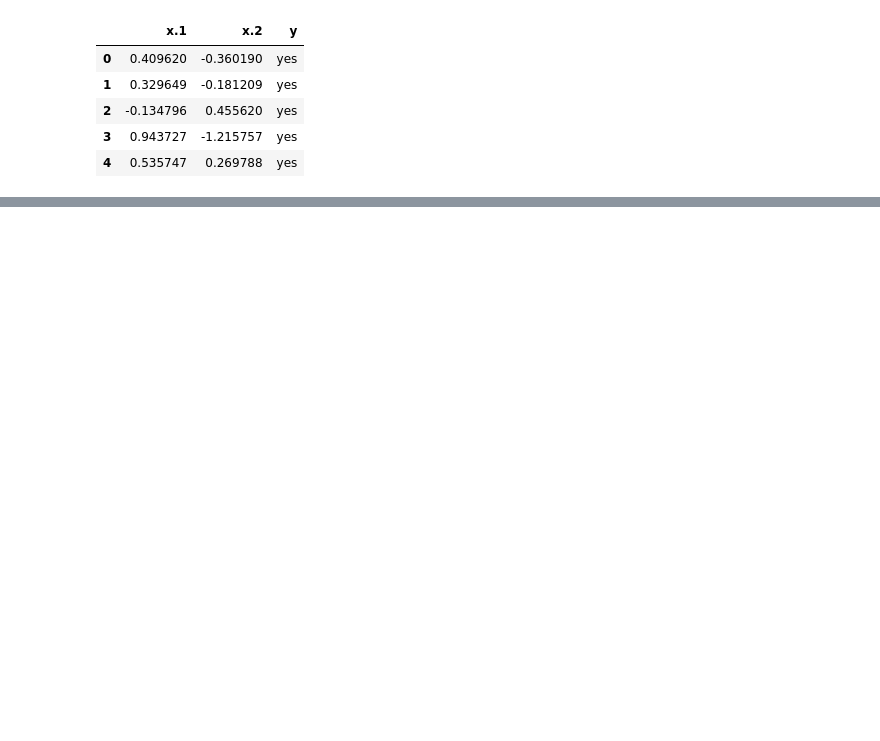
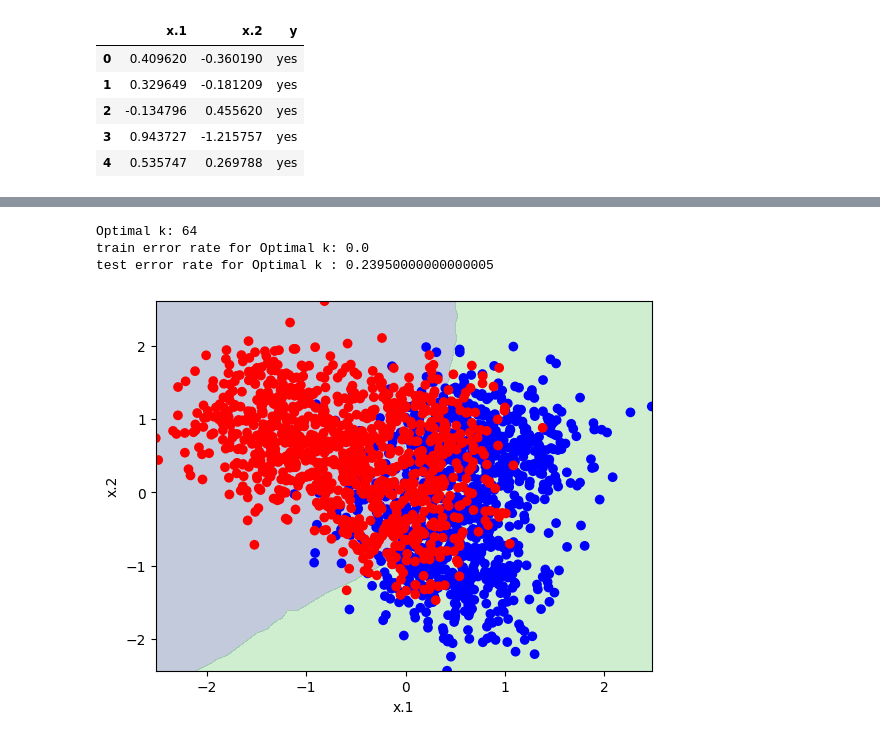
Before and after one commit to bridgetmanu/K-NN, a Jupyter notebook: Mini_Project_1.ipynb, the cells around one changed output, grey strips where cells are left out. Cells and saved outputs as stored; diff of their text form; code cells hidden in the pictures; blank space fills up the shorter version.

```diff
--- a/Mini_Project_1.ipynb
+++ b/Mini_Project_1.ipynb
@@ -23,0 +76,57 @@ test.head()
+# %%
+ks = list(range(1, 100))
+train_error_rates = []
+test_error_rates = []
+
+for k in ks:
+    # Create and fit the KNN model
+    random.seed(1)
+    knn = KNeighborsClassifier(n_neighbors=k)
+    knn.fit(train_X, train_y)
+
+    train_pred = knn.predict(train_X)
+    test_pred = knn.predict(test_X)
+
+    train_error_rates.append(1 - accuracy_score(train_y, train_pred))
+    test_error_rates.append(1 - accuracy_score(test_y, test_pred))
+
+# Plot the error rates
+plt.plot([1/k for k in ks], train_error_rates, label='Training Error Rate', color='red', marker='o')
+plt.plot([1/k for k in ks], test_error_rates, label='Test Error Rate', color='blue', marker='o')
+plt.xlabel('Number of Nearest Neighbors')
+plt.ylabel('Error Rate')
+plt.legend()
+plt.show()
+
+# Best k based on the minimum test error rate
+optimal_k = ks[np.argmin(test_error_rates)]
+optimal_k_test = test_error_rates[np.argmin(ks==optimal_k)]
+optimal_k_train = train_error_rates[np.argmin(ks==optimal_k)]
+print(f'Optimal k: {optimal_k}')
+print(f'train error rate for Optimal k: {optimal_k_train}')
+print(f'test error rate for Optimal k : {optimal_k_test}')
+# %% [output]
+Optimal k: 64
+train error rate for Optimal k: 0.0
+test error rate for Optimal k : 0.23950000000000005
+# %%
+# Create a grid for plotting the decision boundary
+x1_grid = np.linspace(train_X[:, 0].min(), train_X[:, 0].max(), 50)
+x2_grid = np.linspace(train_X[:, 1].min(), train_X[:, 1].max(), 50)
+xx, yy = np.meshgrid(x1_grid, x2_grid)
+grid = np.c_[xx.ravel(), yy.ravel()]
+
+# Fit KNN with the optimal k
+knn = KNeighborsClassifier(n_neighbors=optimal_k)
+knn.fit(train_X, train_y)
+grid_pred = knn.predict(grid)
+probabilities = knn.predict_proba(grid)[:, 1].reshape(xx.shape)
+
+# Plot the decision boundary
+plt.contourf(xx, yy, probabilities, levels=[0, 0.5, 1], alpha=0.3)
+plt.scatter(train_X[:, 0], train_X[:, 1], c=np.where(train_y == 'yes', 'blue', 'red'))
+plt.xlabel('x.1')
+plt.ylabel('x.2')
+plt.show()
+# %% [output]
+[figure, added]
```
Also changed, not shown: parts of 4 cells of this notebook.
